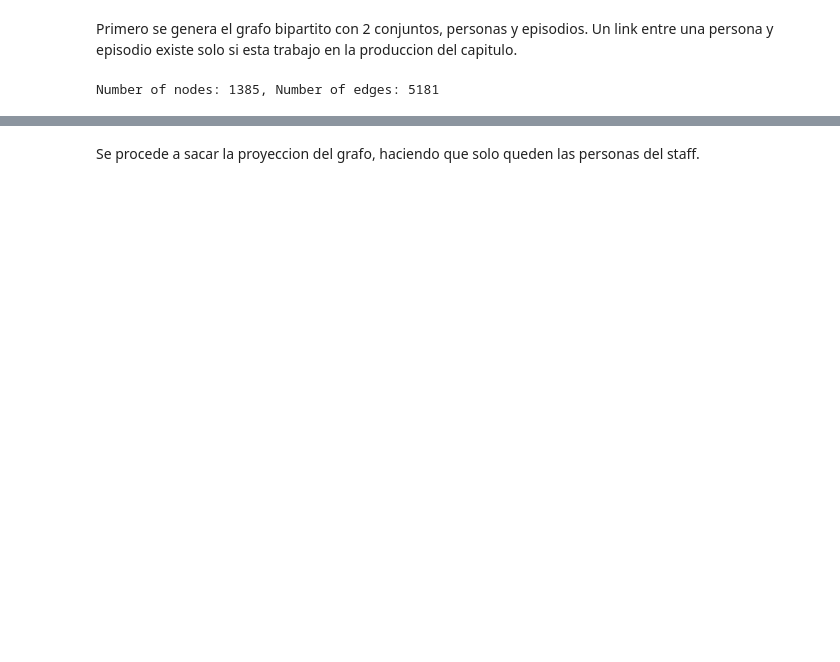
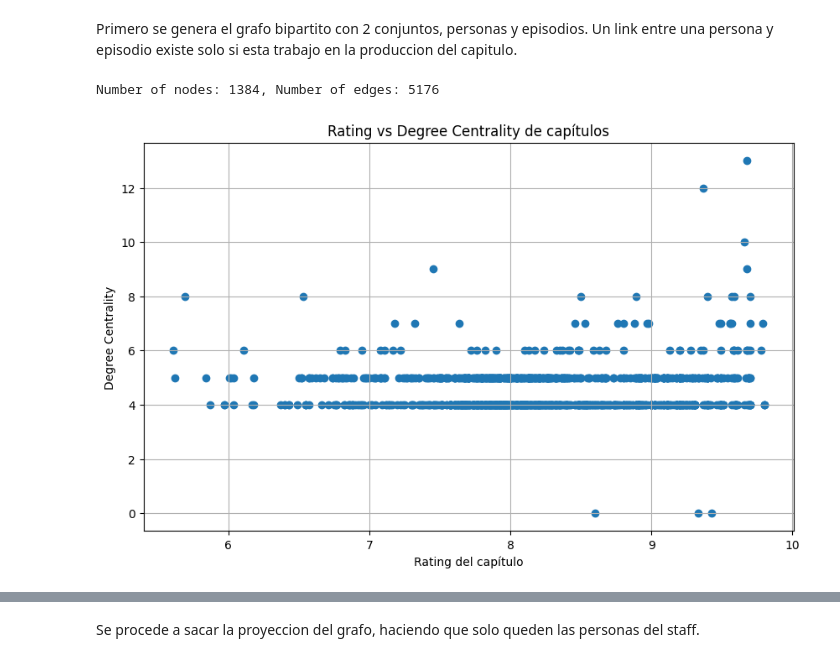
Before and after one commit to Jotape24/Complex-Networks-and-One-Piece, a Jupyter notebook: graph.ipynb, the cells around one changed output, grey strips where cells are left out. Saved outputs shown, nothing was run; the diff lists cells and outputs as text; code cells hidden in the pictures; blank space fills up the shorter version.

Commit message:
feat: add add centrality plots

```diff
--- a/graph.ipynb
+++ b/graph.ipynb
@@ -45,7 +46,7 @@ for _, row in df.iterrows():
             persona_clean = persona.split("(")[0].strip()
 
             # Agregar nodo persona
-            if persona_clean == '':
+            if persona_clean == '' or persona_clean == "N/A":
                 continue
             B.add_node(persona_clean, bipartite="staff")
 
@@ -56,4 +57,37 @@ for _, row in df.iterrows():
 print(f"Number of nodes: {B.number_of_nodes()}, Number of edges: {B.number_of_edges()}")
 nx.write_gexf(B, "one_piece.gexf")
 # %% [output]
-Number of nodes: 1385, Number of edges: 5181
+Number of nodes: 1384, Number of edges: 5176
+# %%
+# Eigenvector centrality
+centrality = B.degree()
+
+# Extraer capítulos
+ratings = []
+centralities = []
+
+for node, data in B.nodes(data=True):
+
+    if data.get("bipartite") == "episode":
+
+        rating = data.get("rating")
+
+        if pd.notna(rating):
+
+            ratings.append(rating)
+            centralities.append(centrality[node])
+
+# Scatter plot
+plt.figure(figsize=(10, 6))
+
+plt.scatter(ratings, centralities)
+
+plt.xlabel("Rating del capítulo")
+plt.ylabel("Degree Centrality")
+plt.title("Rating vs Degree Centrality de capítulos")
+
+plt.grid(True)
+
+plt.show()
+# %% [output]
+[figure, added]
```
Also changed, not shown: parts of 17 cells of this notebook.
